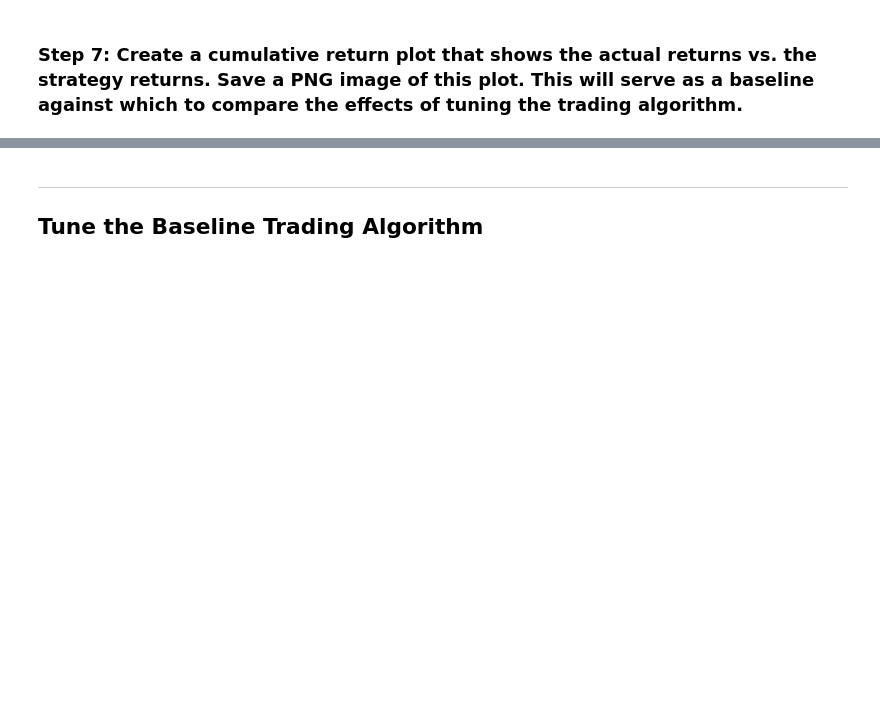
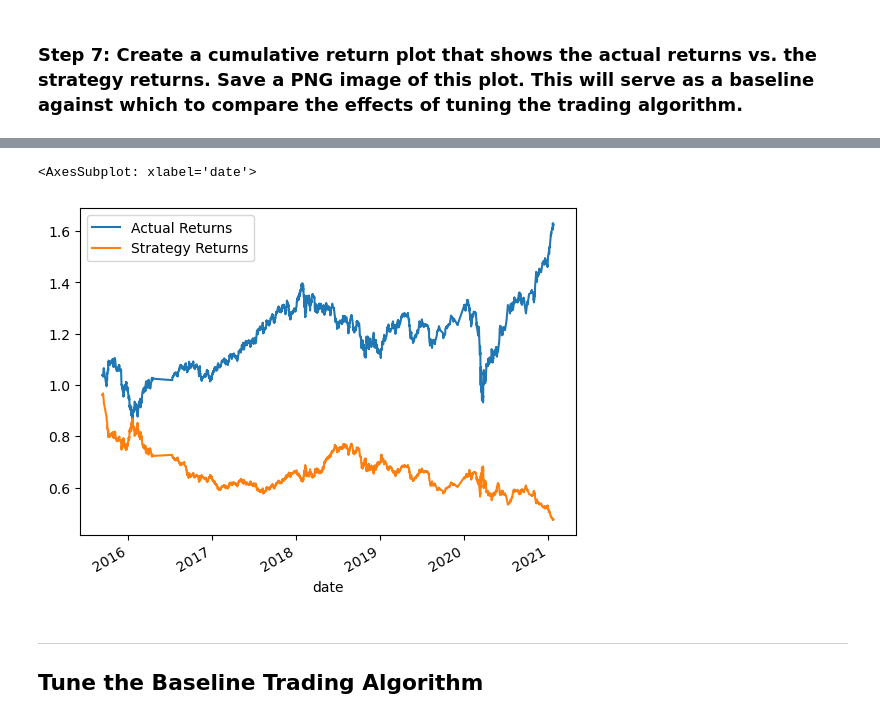
Before and after one commit to nickmescain/module-14-Algorithmic-Trading, a Jupyter notebook: Instructions/Starter_Code/machine_learning_trading_bot.ipynb, the cells around one changed output, grey strips where cells are left out. Drawn from its saved outputs; the diff is of its cells as text; code cells hidden in the pictures; blank space fills up the shorter version.

```diff
--- a/Instructions/Starter_Code/machine_learning_trading_bot.ipynb
+++ b/Instructions/Starter_Code/machine_learning_trading_bot.ipynb
@@ -379,5 +379,5 @@ display(predictions_df.tail())
 ### Step 7: Create a cumulative return plot that shows the actual returns vs. the strategy returns. Save a PNG image of this plot. This will serve as a baseline against which to compare the effects of tuning the trading algorithm.
 # %%
 # Plot the actual returns versus the strategy returns
-(1 + predictions_df[['Actual Returns', 'Strategy Returns']]).cumprod().hvplot()
+(1 + predictions_df[['Actual Returns', 'Strategy Returns']]).cumprod().plot()
 # %% [output]
@@ -385,3 +384,5 @@ display(predictions_df.tail())
+<AxesSubplot: xlabel='date'>
+[figure, added]
 # %% [markdown]
 ---
 
```
Also changed, not shown: parts of 19 cells of this notebook, 4 other files.
